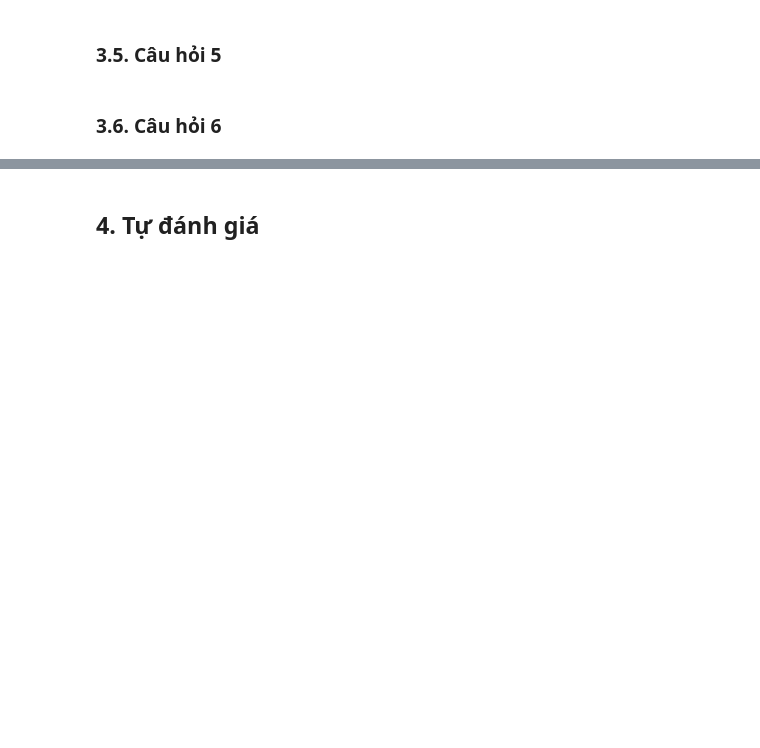
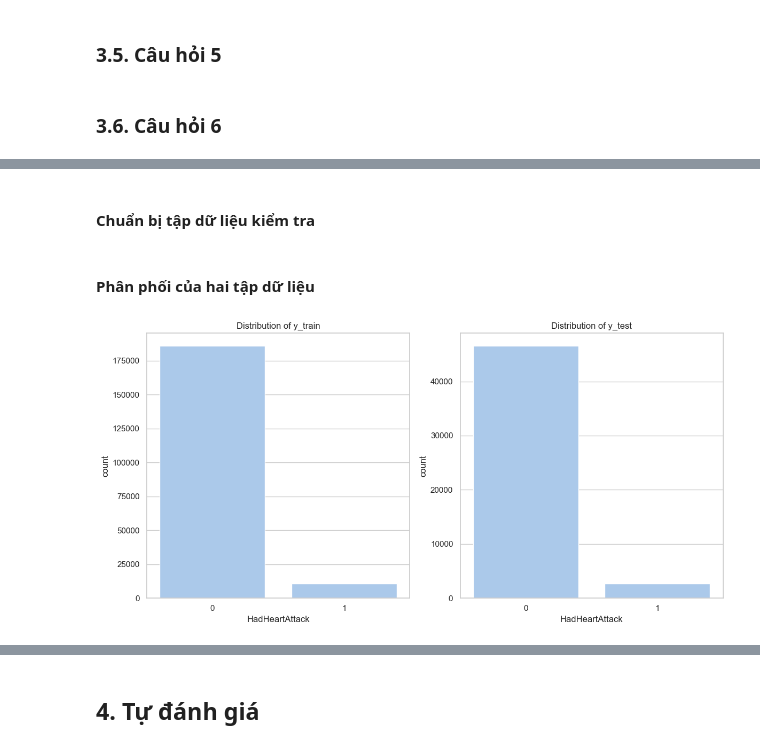
Before and after one commit to HoanggNguyen/LTKHDL_22-21, a Jupyter notebook: P4DS_Final_Project.ipynb, the cells around one changed output, grey strips where cells are left out. Cells and saved outputs as stored; diff of their text form; code cells hidden in the pictures; blank space fills up the shorter version.

```diff
--- a/P4DS_Final_Project.ipynb
+++ b/P4DS_Final_Project.ipynb
@@ -762,0 +1005,31 @@ plot_distributions(data_heart, columns_to_plot)
+# %% [markdown]
+#### Chuẩn bị tập dữ liệu kiểm tra
+# %%
+# Chuẩn bị dữ liệu
+X = data_heart.drop(columns=['HadHeartAttack'])
+y = data_heart['HadHeartAttack']
+
+# Mã hóa các biến phân loại (One-Hot Encoding)
+X = pd.get_dummies(X)
+
+# Chia dữ liệu thành tập huấn luyện và tập kiểm tra
+X_train, X_test, y_train, y_test = train_test_split(X, y, test_size=0.2, random_state=42)
+# %% [markdown]
+#### Phân phối của hai tập dữ liệu
+# %%
+plt.figure(figsize=(12, 6))
+
+# Tạo biểu đồ cột cho y_train
+plt.subplot(1, 2, 1)
+sns.countplot(x=y_train)
+plt.title('Distribution of y_train')
+
+# Tạo biểu đồ cột cho y_test
+plt.subplot(1, 2, 2)
+sns.countplot(x=y_test)
+plt.title('Distribution of y_test')
+
+plt.tight_layout()
+plt.show()
+# %% [output]
+[figure, added]
```
Also changed, not shown: parts of 32 cells of this notebook, 1 other file.
